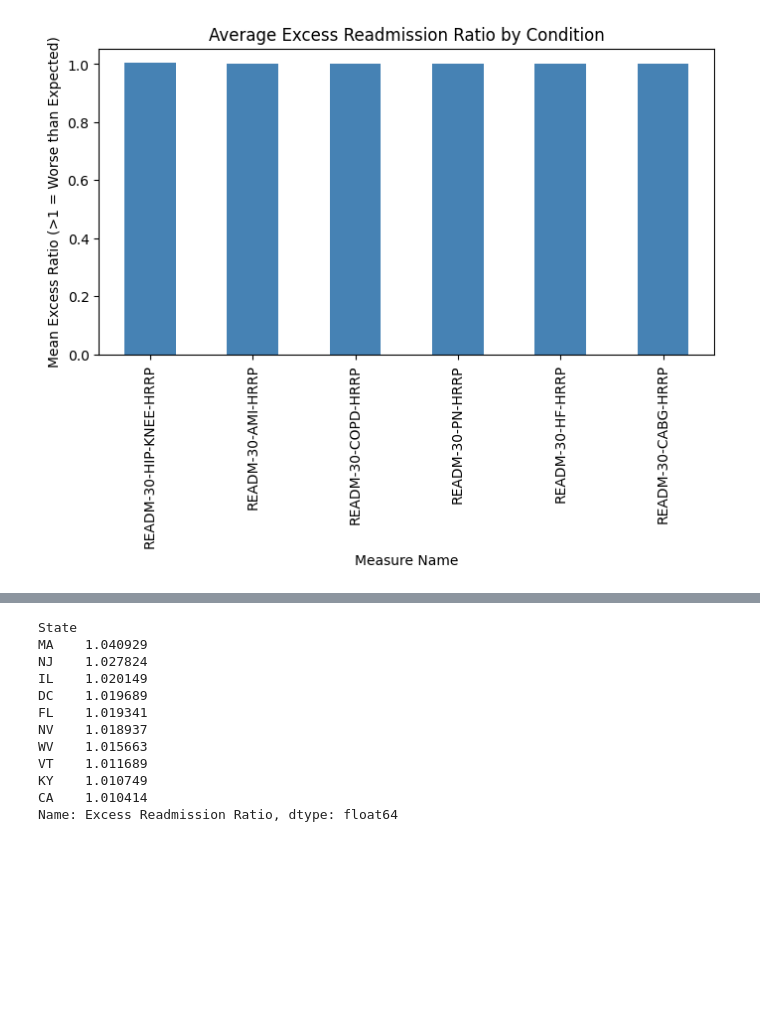
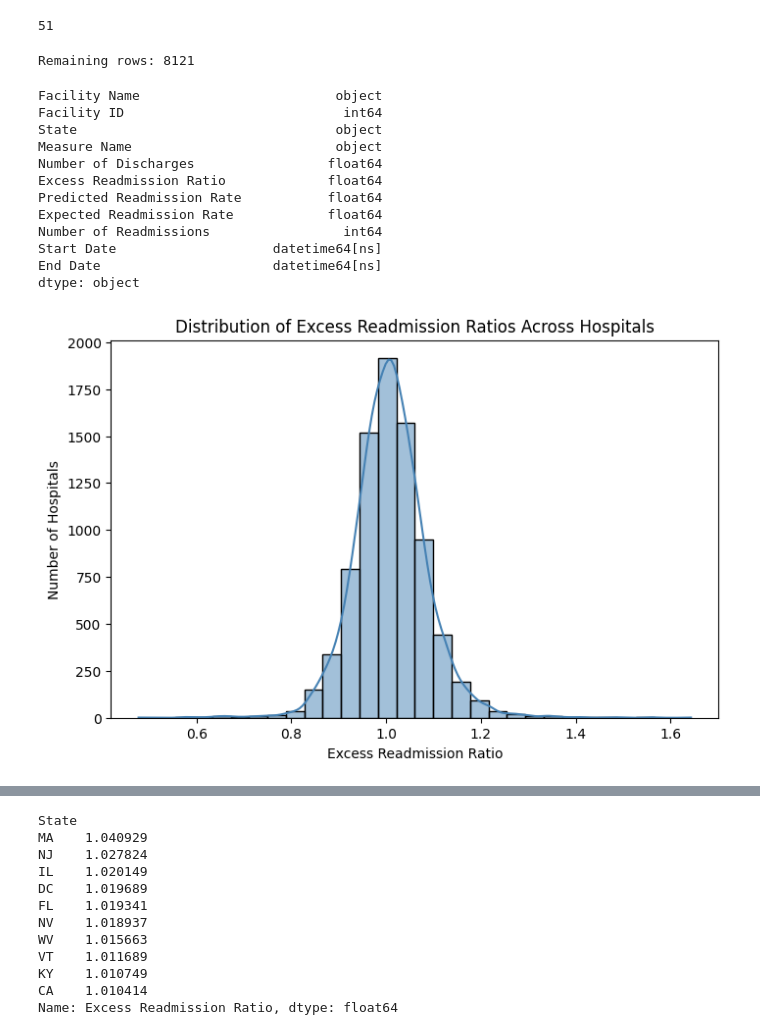
Before and after one commit to rushikesh328/Hospital_Readmission_Analysis, a Jupyter notebook: hospital_readmission.ipynb, the cells around one changed output, grey strips where cells are left out. Drawn from its saved outputs; the diff is of its cells as text; code cells hidden in the pictures; blank space fills up the shorter version.

```diff
--- a/hospital_readmission.ipynb
+++ b/hospital_readmission.ipynb
@@ -27,0 +16,43 @@ Measures: ['READM-30-AMI-HRRP' 'READM-30-CABG-HRRP' 'READM-30-HF-HRRP'
+# %%
+# Check missing values
+df.isna().sum()
+# %% [output]
+51
+# %%
+df_clean = df.dropna(subset=[
+    'Excess Readmission Ratio',
+    'Predicted Readmission Rate',
+    'Expected Readmission Rate',
+    'Number of Discharges'
+])
+print("Remaining rows:", len(df_clean))
+# %% [output]
+Remaining rows: 8121
+# %%
+df_clean.dtypes
+# %% [output]
+Facility Name                         object
+Facility ID                            int64
+State                                 object
+Measure Name                          object
+Number of Discharges                 float64
+Excess Readmission Ratio             float64
+Predicted Readmission Rate           float64
+Expected Readmission Rate            float64
+Number of Readmissions                 int64
+Start Date                    datetime64[ns]
+End Date                      datetime64[ns]
+dtype: object
+# %%
+import numpy as np
+
+df_clean['Number of Readmissions'] = (
+    df_clean['Number of Readmissions']
+    .astype(str)
+    .str.replace(',', '', regex=True)
+    .replace('Not Available', np.nan)
+)
+df_clean['Number of Readmissions'] = pd.to_numeric(df_clean['Number of Readmissions'], errors='coerce')
+
+df_clean['Start Date'] = pd.to_datetime(df_clean['Start Date'], errors='coerce')
+df_clean['End Date'] = pd.to_datetime(df_clean['End Date'], errors='coerce')
@@ -28,16 +65,12 @@ Measures: ['READM-30-AMI-HRRP' 'READM-30-CABG-HRRP' 'READM-30-HF-HRRP'
 # %%
 import matplotlib.pyplot as plt
+import seaborn as sns
 
-# Average Excess Readmission Ratio by measure (disease)
-avg_ratio_by_measure = (
-    df.groupby("Measure Name")["Excess Readmission Ratio"]
-    .mean()
-    .sort_values(ascending=False)
-)
-
-avg_ratio_by_measure.plot(kind='bar', figsize=(8,4), color='steelblue')
-plt.title("Average Excess Readmission Ratio by Condition")
-plt.ylabel("Mean Excess Ratio (>1 = Worse than Expected)")
+plt.figure(figsize=(8,5))
+sns.histplot(df_clean['Excess Readmission Ratio'], bins=30, kde=True, color='steelblue')
+plt.title('Distribution of Excess Readmission Ratios Across Hospitals')
+plt.xlabel('Excess Readmission Ratio')
+plt.ylabel('Number of Hospitals')
 plt.show()
 # %% [output]
-[figure, old version]
+[figure, new version]
```
Also changed, not shown: parts of 6 cells of this notebook, 4 other files.
